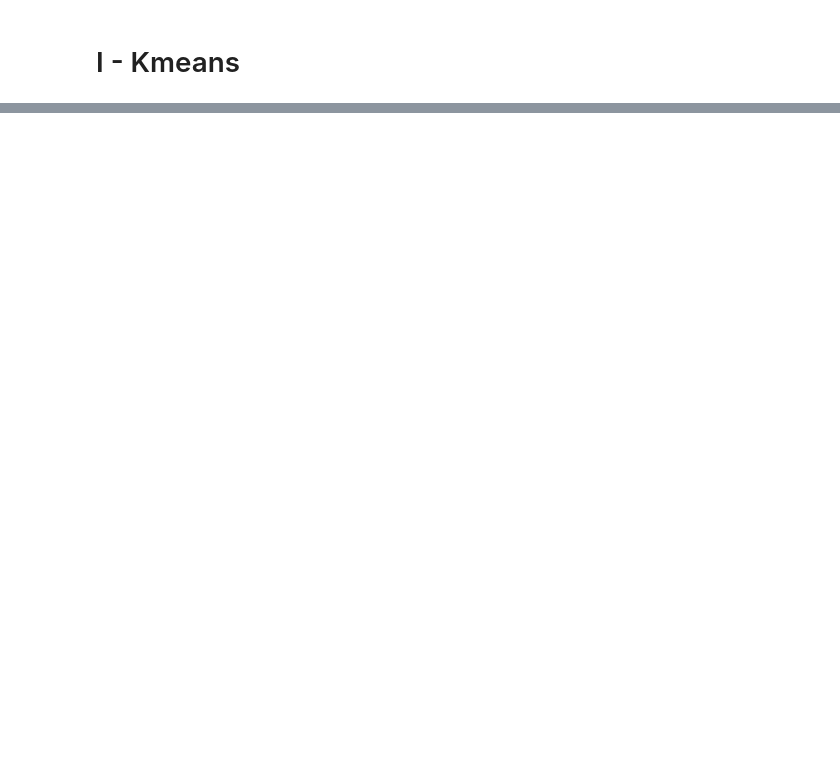
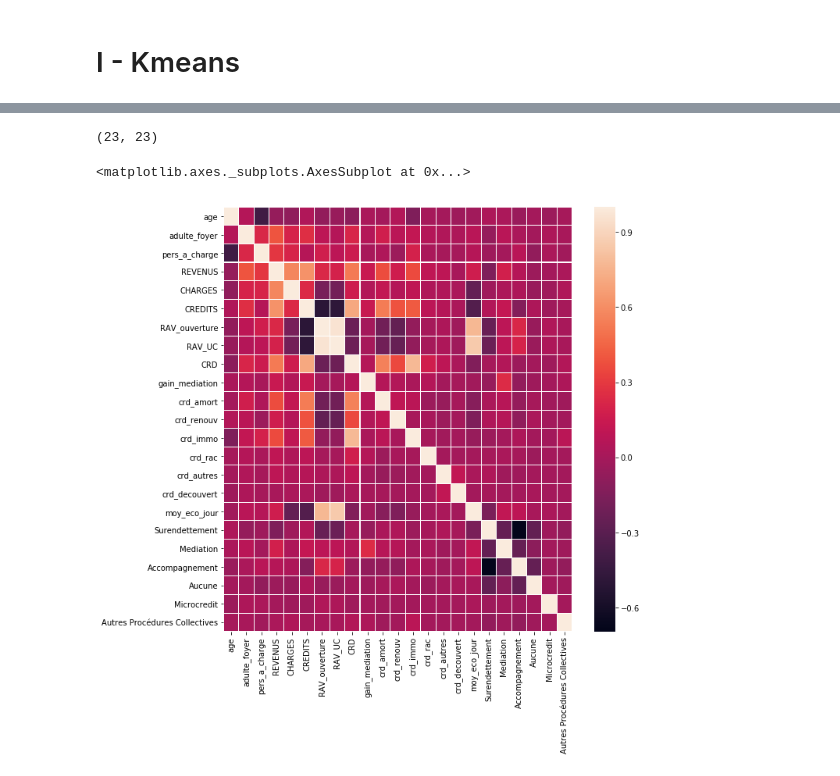
Before and after one commit to willcard/Cresus_Kaggle_Competition, a Jupyter notebook: entrainement_cresus.ipynb, the cells around one changed output, grey strips where cells are left out. Cells and saved outputs as stored; diff of their text form; code cells hidden in the pictures; blank space fills up the shorter version.

Commit message:
started extracting dummies

```diff
--- a/entrainement_cresus.ipynb
+++ b/entrainement_cresus.ipynb
@@ -88,0 +103,3 @@ train.shape
+# %%
+or_dummies = pd.get_dummies(train.ORIENTATION)
+train[['Surendettement','Mediation','Accompagnement','Aucune','Microcredit','Autres Procédures Collectives']]=or_dummies
@@ -96,0 +131,8 @@ non_cat = train.drop(columns=cols_categorielles+['Date'])
+# %%
+non_cat = train.drop(columns=cols_categorielles+['Date'])
+features = non_cat.drop(columns=['id'])
+
+crd_cols = [c for c in features.columns if 'crd_' in c]
+nb_cols = [c for c in features.columns if 'nb_' in c]
+
+features = features.drop(columns=nb_cols)
@@ -96,0 +149,9 @@ non_cat = train.drop(columns=cols_categorielles+['Date'])
+# %%
+corr = features.corr()
+print(corr.shape)
+fig, ax = plt.subplots(figsize=(10,10))
+sns.heatmap(corr, xticklabels=corr.columns.values, yticklabels=corr.columns.values, linewidths=.05, ax=ax)
+# %% [output]
+(23, 23)
+<matplotlib.axes._subplots.AxesSubplot at 0x...>
+[figure, added]
```
Also changed, not shown: parts of 10 cells of this notebook, 1 other file.
